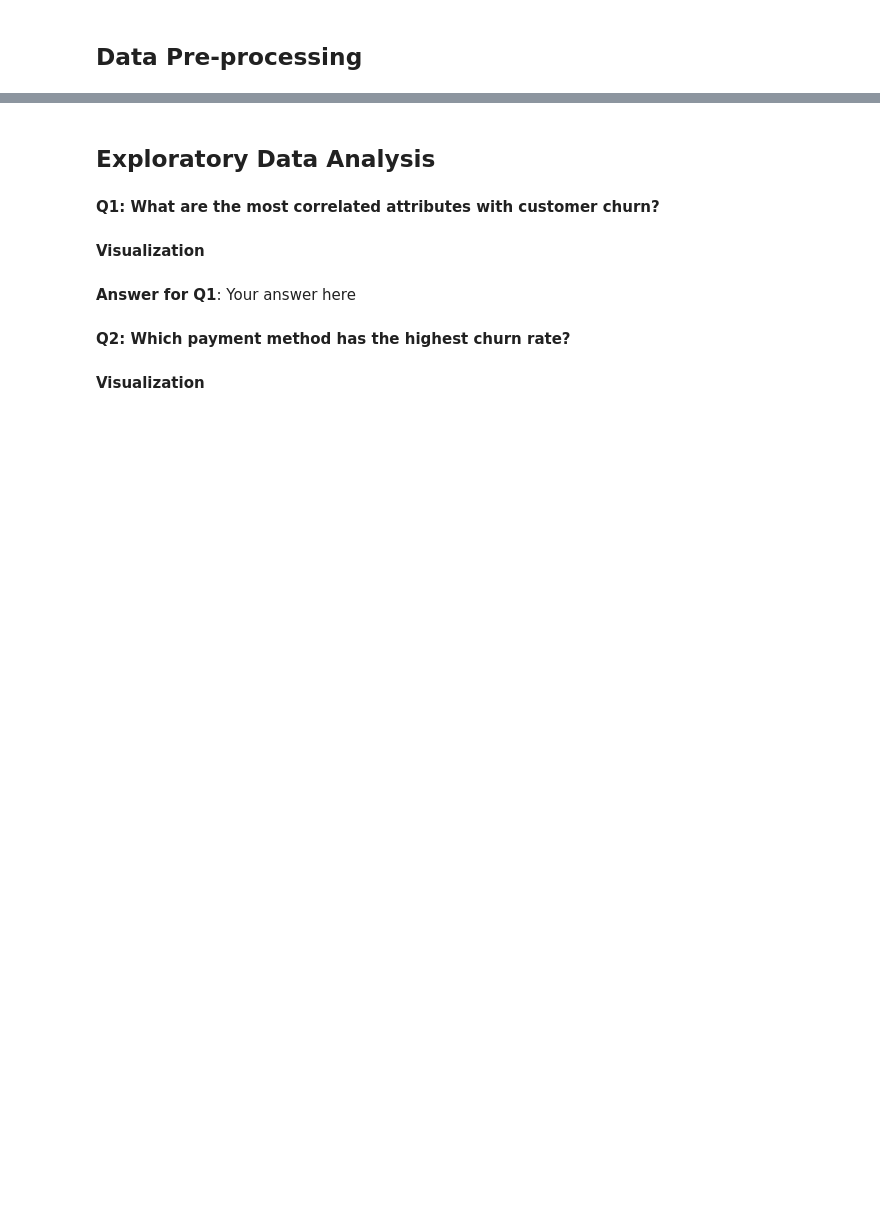
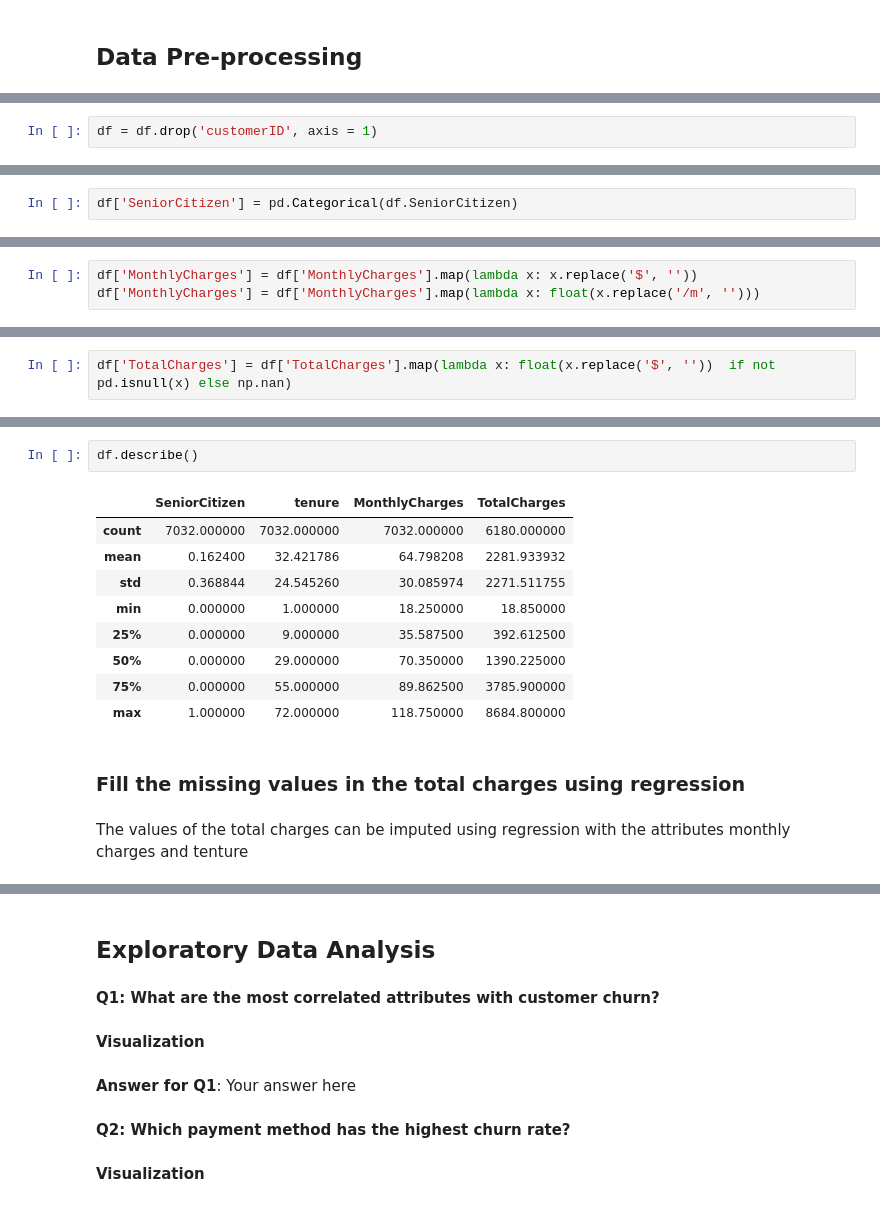
Before and after one commit to mohamedFabdrabo/Customer-Churn-Prediction, a Jupyter notebook: Classification_Mini-Project.ipynb, the cells around one changed output, grey strips where cells are left out. Cells and saved outputs as stored; diff of their text form; blank space fills up the shorter version.

```diff
--- a/Classification_Mini-Project.ipynb
+++ b/Classification_Mini-Project.ipynb
@@ -77,0 +172,2 @@ df.head()
+# %%
+df = df.drop('customerID', axis = 1)
@@ -77,0 +176,2 @@ df.head()
+# %%
+df['SeniorCitizen'] = pd.Categorical(df.SeniorCitizen)
@@ -77,0 +188,3 @@ df.head()
+# %%
+df['MonthlyCharges'] = df['MonthlyCharges'].map(lambda x: x.replace('$', ''))
+df['MonthlyCharges'] = df['MonthlyCharges'].map(lambda x: float(x.replace('/m', '')))
@@ -77,0 +196,2 @@ df.head()
+# %%
+df['TotalCharges'] = df['TotalCharges'].map(lambda x: float(x.replace('$', ''))  if not pd.isnull(x) else np.nan)
@@ -77,0 +213,16 @@ df.head()
+# %%
+df.describe()
+# %% [output]
+|  | SeniorCitizen | tenure | MonthlyCharges | TotalCharges |
+| count | 7032.000000 | 7032.000000 | 7032.000000 | 6180.000000 |
+| mean | 0.162400 | 32.421786 | 64.798208 | 2281.933932 |
+| std | 0.368844 | 24.545260 | 30.085974 | 2271.511755 |
+| min | 0.000000 | 1.000000 | 18.250000 | 18.850000 |
+| 25% | 0.000000 | 9.000000 | 35.587500 | 392.612500 |
+| 50% | 0.000000 | 29.000000 | 70.350000 | 1390.225000 |
+| 75% | 0.000000 | 55.000000 | 89.862500 | 3785.900000 |
+| max | 1.000000 | 72.000000 | 118.750000 | 8684.800000 |
+# %% [markdown]
+### Fill the missing values in the total charges using regression
+# %% [markdown]
+The values of the total charges can be imputed using regression with the attributes monthly charges and tenture
```
Also changed, not shown: parts of 21 cells of this notebook.
